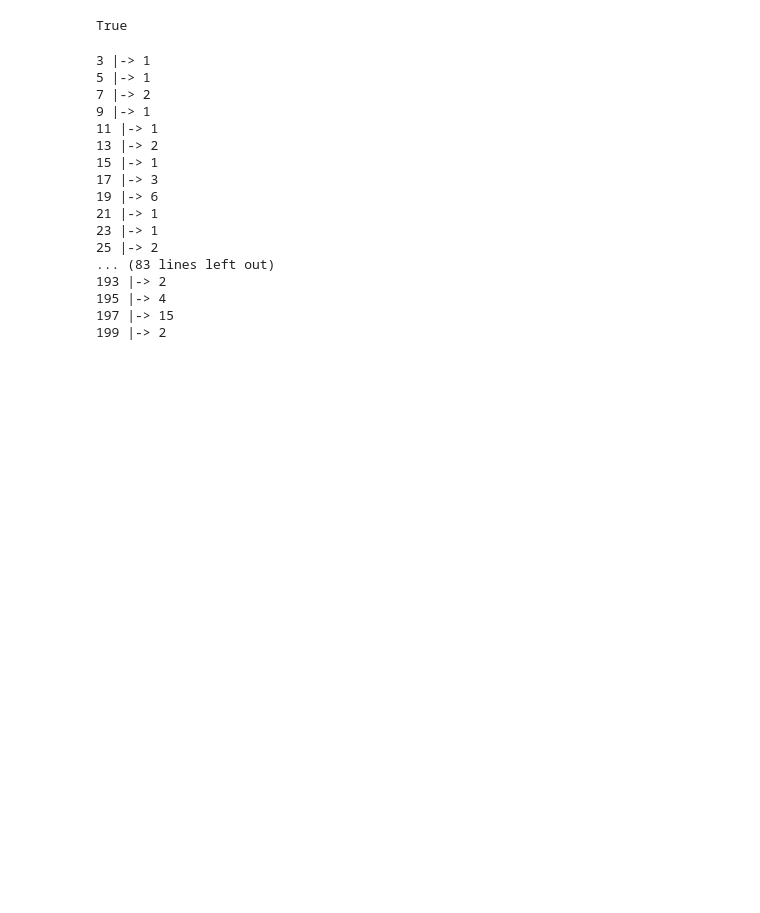
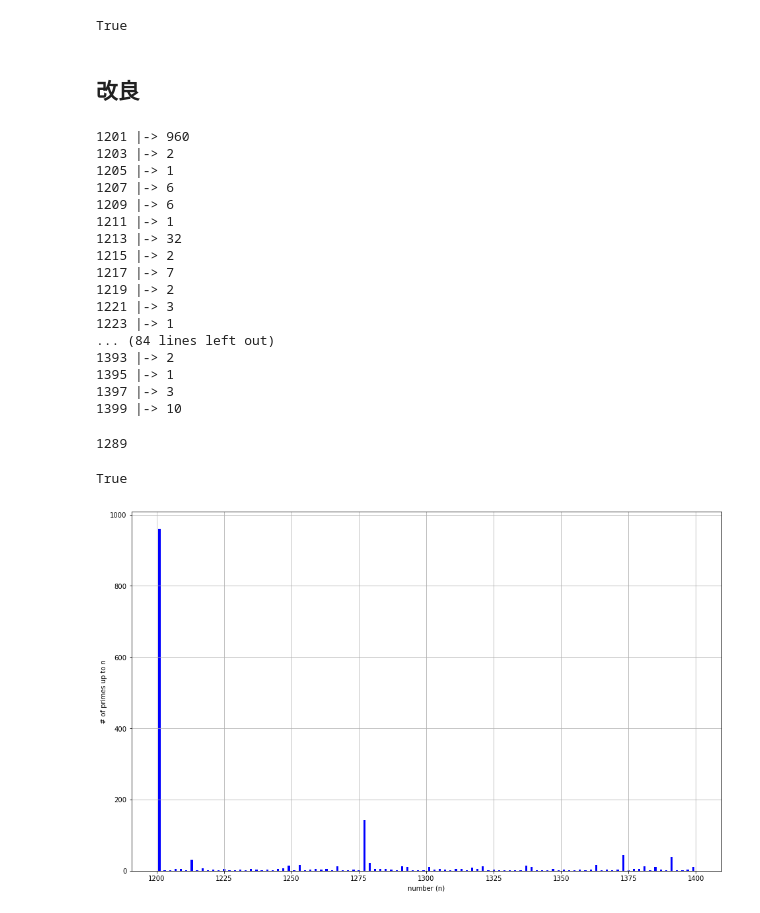
Before and after one commit to yamryo/notebooks, a Jupyter notebook: Lecture/Prime_Numbers/Miller_Rabin.ipynb, the cells around one changed output. Cells and saved outputs as stored; diff of their text form; code cells hidden in the pictures; blank space fills up the shorter version.

```diff
--- a/Lecture/Prime_Numbers/Miller_Rabin.ipynb
+++ b/Lecture/Prime_Numbers/Miller_Rabin.ipynb
@@ -138,40 +142,65 @@ miller_rabin(583,47)
 # %% [output]
 1487939695262196876907983166454197495251350196192890428923003345454869706240895712896623468784438158657419591298913094265537812046389415279164757669092989298186306341246574002177
 True
+# %% [markdown]
+## 改良
 # %%
 def get_k_hybrid(odd, Limit = 10**3):
     count = 0
     num = odd
-    while not fermat(num+1):
+    num_is_prime = False
+    while not num_is_prime:
         count += 1
         if count > Limit:
             return -1
             break
-        num *= 2
+        num = (2**count)*odd + 1
+        if fermat(num):
+            num_is_prime = miller_rabin(count, odd)
     else:
-        if miller_rabin(count, odd):
-            return count
-        else:
-            return (count, False)
+        return count
 # %%
-for n in range(1,100):
+for n in range(600,700):
     odd = 2*n+1
     print("{} |-> {}".format(odd, get_k_hybrid(odd)))
 # %% [output]
-3 |-> 1
-5 |-> 1
-7 |-> 2
-9 |-> 1
-11 |-> 1
-13 |-> 2
-15 |-> 1
-17 |-> 3
-19 |-> 6
-21 |-> 1
-23 |-> 1
-25 |-> 2
-... (83 lines left out)
-193 |-> 2
-195 |-> 4
-197 |-> 15
-199 |-> 2
+1201 |-> 960
+1203 |-> 2
+1205 |-> 1
+1207 |-> 6
+1209 |-> 6
+1211 |-> 1
+1213 |-> 32
+1215 |-> 2
+1217 |-> 7
+1219 |-> 2
+1221 |-> 3
+1223 |-> 1
+... (84 lines left out)
+1393 |-> 2
+1395 |-> 1
+1397 |-> 3
+1399 |-> 10
+# %%
+num = (2**3)*161+1
+print(num)
+is_prime(num)
+# %% [output]
+1289
+True
+# %%
+X = [2*k-1 for k in range(1,10**4)][600:700] #[1:1000]
+Y = [get_k_hybrid(odd) for odd in X] #[get_k(odd) for odd in X]
+
+# Make the plot
+plt.figure(figsize=(16,10))
+
+ax = plt.subplot()
+ax.grid()
+ax.set(xlabel='number (n)', ylabel='# of primes up to n')
+
+plt.bar(X, Y, color='blue')
+#plt.xticks(X)
+plt.show()
+# %% [output]
+[figure, added]
```
Also changed, not shown: parts of 2 cells of this notebook, 24 other files.
